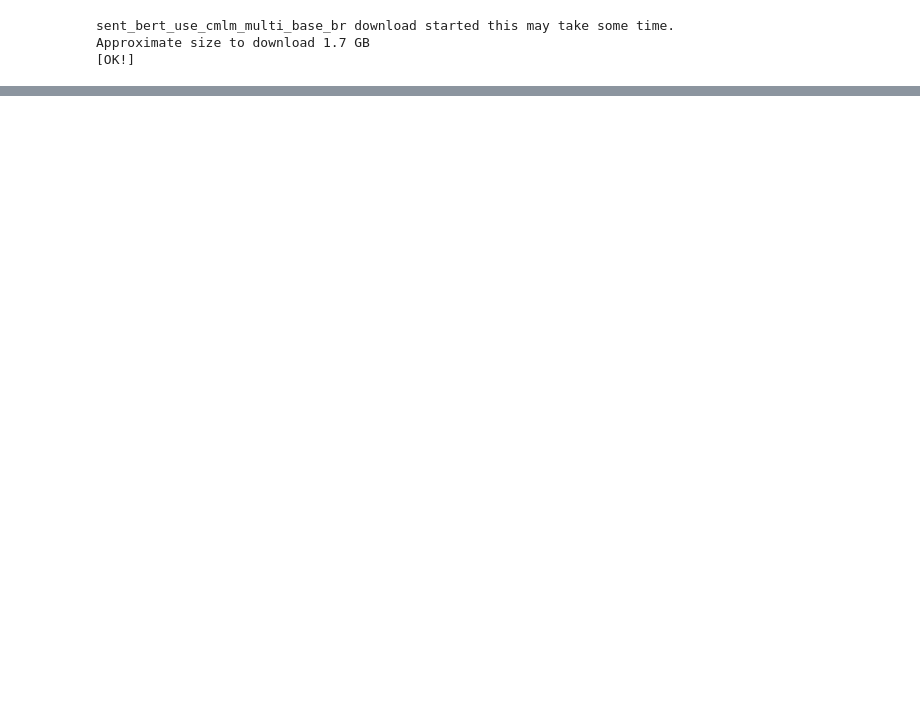
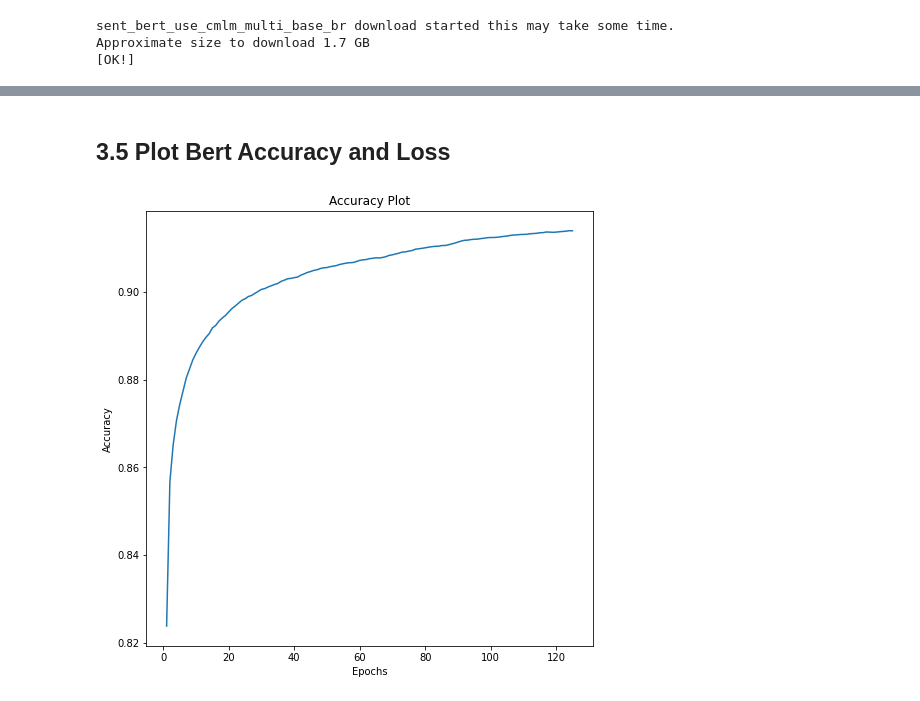
Before and after one commit to ahmedlone127/Multilingual_Sentiment, a Jupyter notebook: Colab/multilingual_sentiment.ipynb, the cells around one changed output, grey strips where cells are left out. Saved outputs shown, nothing was run; the diff lists cells and outputs as text; code cells hidden in the pictures; blank space fills up the shorter version.

```diff
--- a/Colab/multilingual_sentiment.ipynb
+++ b/Colab/multilingual_sentiment.ipynb
@@ -98,0 +144,5 @@ mutli_lingual_model.stages[-1].write().overwrite().save('/content/tmp_multi_clas
+# %%
+import os
+
+log_files = os.listdir("/content/classifier_logs_Bert")
+log_files
@@ -98,0 +172,6 @@ mutli_lingual_model.stages[-1].write().overwrite().save('/content/tmp_multi_clas
+# %% [markdown]
+## 3.5 Plot Bert Accuracy and Loss
+# %%
+acc_plot("/content/classifier_logs_Bert/"+log_files[0])
+# %% [output]
+[figure, added]
```
Also changed, not shown: parts of 75 cells of this notebook, 2 other files.
